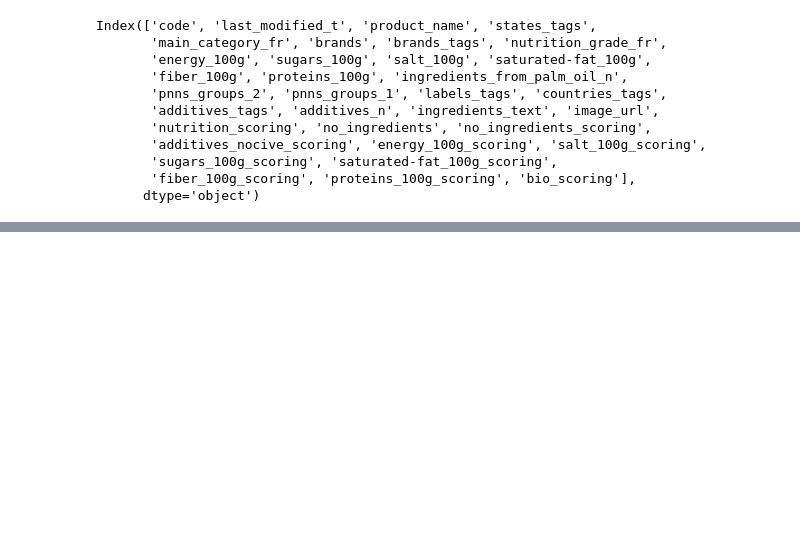
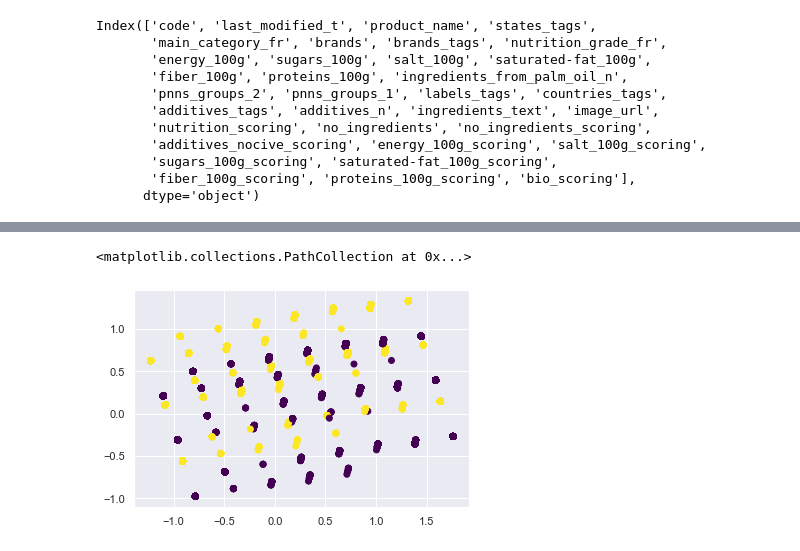
Before and after one commit to Severac/openclassrooms, a Jupyter notebook: PJ2/PJ2_dataexplore.ipynb, the cells around one changed output, grey strips where cells are left out. Drawn from its saved outputs; the diff is of its cells as text; code cells hidden in the pictures; blank space fills up the shorter version.

```diff
--- a/PJ2/PJ2_dataexplore.ipynb
+++ b/PJ2/PJ2_dataexplore.ipynb
@@ -117,0 +181,5 @@ array([[<matplotlib.axes._subplots.AxesSubplot object at 0x...>,
+# %%
+plt.scatter(reduced_data[:,0], reduced_data[:,1], c=food['bio_scoring'].notnull(), cmap = 'viridis')
+# %% [output]
+<matplotlib.collections.PathCollection at 0x...>
+[figure, added]
```
Also changed, not shown: parts of 7 cells of this notebook.
